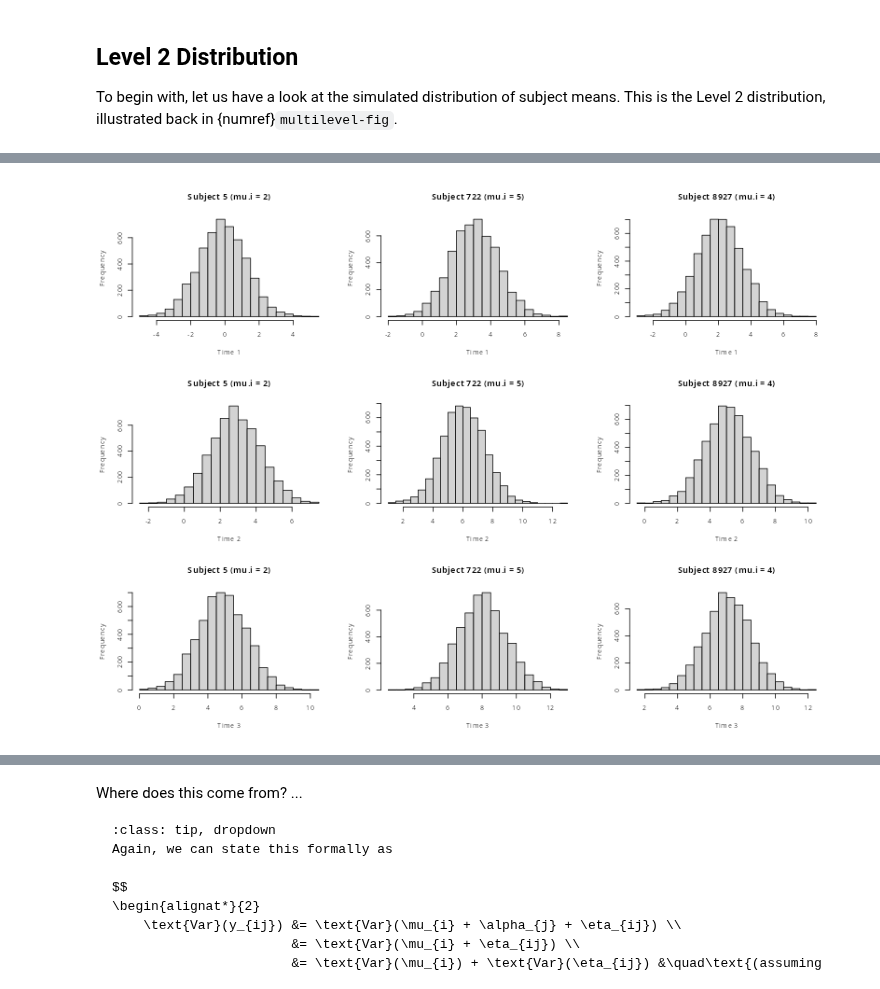
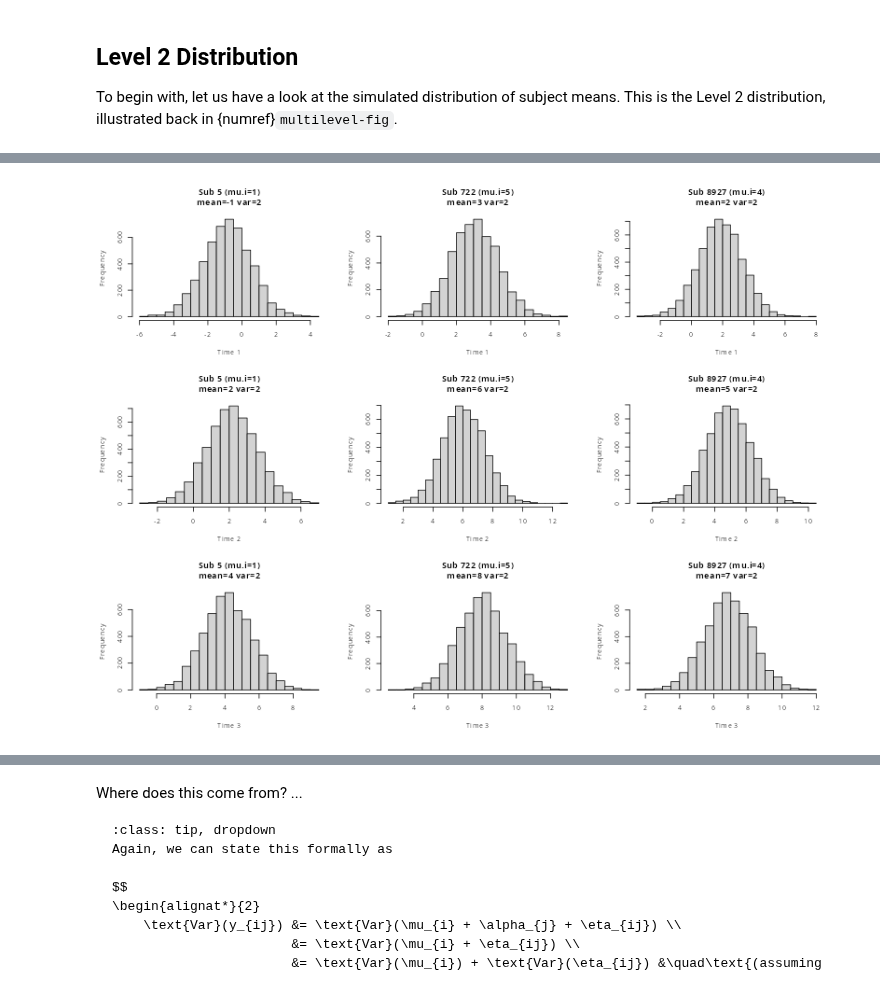
Before and after one commit to PCHN63112-Mixed-Models/mixed-effects-intro, a Jupyter notebook: 3.multilevel-simulation.ipynb, the cells around one changed output, grey strips where cells are left out. Cells and saved outputs as stored; diff of their text form; code cells hidden in the pictures.

```diff
--- a/3.multilevel-simulation.ipynb
+++ b/3.multilevel-simulation.ipynb
@@ -20,8 +20,8 @@ mu    <- 5                          # group-level grand mean
 alpha <- c(-2,1,3)                  # repeated measures effects
 
 # variances
-sigma2.1 <- 3                       # Level 1 (within-subject)
-sigma2.2 <- 2                       # Level 2 (between-subjects)
+sigma2.1 <- 2                       # Level 1 (within-subject)
+sigma2.2 <- 3                       # Level 2 (between-subjects)
 
 # empty matrix for y (N x T)
 y <- matrix(nrow=n.subs, ncol=n.t)
@@ -71,24 +99,25 @@ Next, let us focus on the Level 1 simulations. For this example, we only simulat
 # %%
 subs <- c(5,722,8927) # random subject numbers
 n    <- length(subs)  # number of subjects
 
 par(mfrow=c(3,n))
 
 # plot each distribution
 for (j in 1:3){
   for (i in 1:n){
 
     # subject index
     sub.idx  <- subs[i]
 
-    # Level 1 distribution
-    sub.dist <- rnorm(n=5000, mean=mu.i[sub.idx] + alpha[j], sd=sqrt(sigma2.2))
+    # Level 1 distribution (n=5000 now rather than n=1)
+    sub.dist <- rnorm(n=5000, mean=mu.i[sub.idx] + alpha[j], sd=sqrt(sigma2.1))
 
     # plot the distribution
-    hist(sub.dist, main=paste0('Subject ', sub.idx, ' (mu.i = ', round(mu.i[sub.idx]), ')'),
+    hist(sub.dist,
+         main=paste0('Sub ', sub.idx, ' (mu.i=', round(mu.i[sub.idx]), ')\nmean=', round(mean(sub.dist)), ' var=', round(var(sub.dist)) ),
          xlab=paste0('Time ', j), breaks=20)
   }
 }
 # %% [output]
-[figure, old version]
+[figure, new version]
 # %% [markdown]
```
Also changed, not shown: parts of 24 cells of this notebook, 24 other files.
